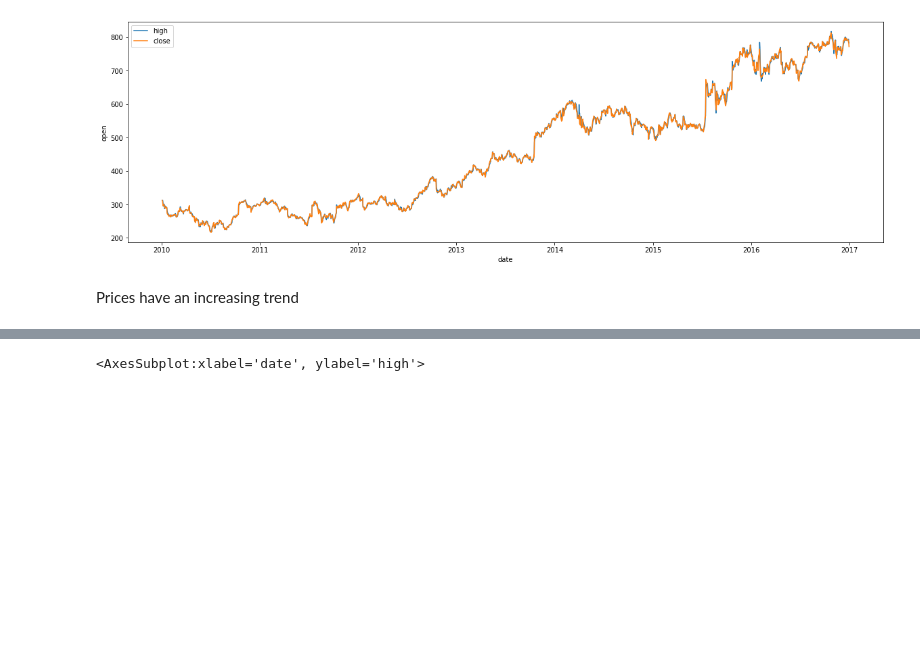
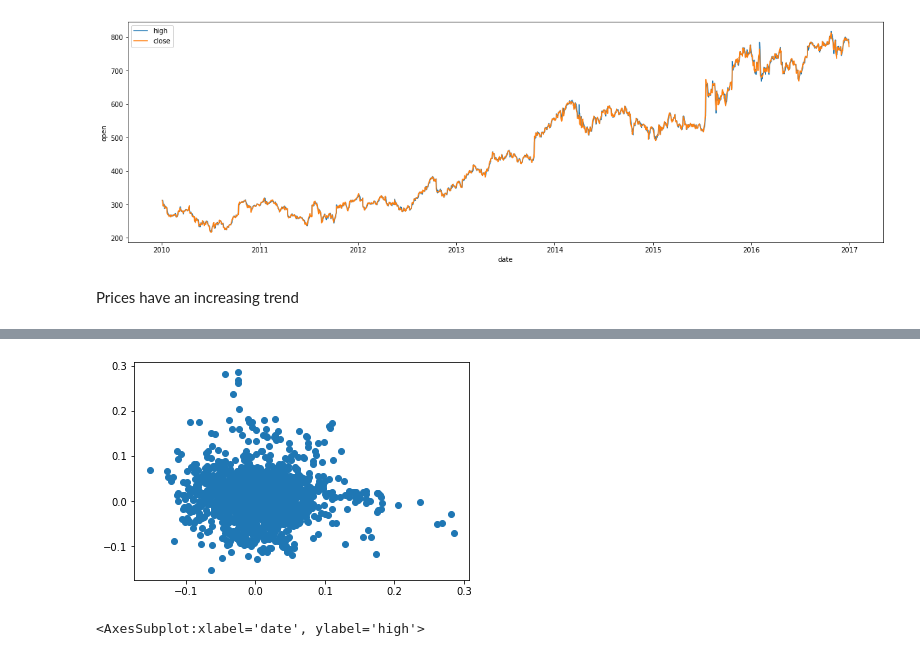
Before and after one commit to Zaki171/Google-Stock-Analysis-and-Predictions, a Jupyter notebook: google-stock-prices-eda.ipynb, the cells around one changed output, grey strips where cells are left out. Saved outputs shown, nothing was run; the diff lists cells and outputs as text; code cells hidden in the pictures; blank space fills up the shorter version.

```diff
--- a/google-stock-prices-eda.ipynb
+++ b/google-stock-prices-eda.ipynb
@@ -146,0 +152,7 @@ Prices have an increasing trend
+# %%
+google['10d_lag_close'] = google['close'].shift(-10)
+google['lag_10d_pct'] = google['10d_lag_close'].pct_change(10)
+google['10d_pct'] = google['close'].pct_change(10)
+
+corr = google[['lag_10d_pct', '10d_pct']].corr()
+corr
@@ -147,3 +178,9 @@ Prices have an increasing trend
+# %%
+
+plt.scatter(google['10d_pct'], google['lag_10d_pct'])
+plt.show()
+# %% [output]
+[figure, added]
 # %%
 f, ax = plt.subplots(figsize=(20,6))
 sns.lineplot(data = google, y = 'high', x = 'date', label = 'high')
```
Also changed, not shown: parts of 9 cells of this notebook.
